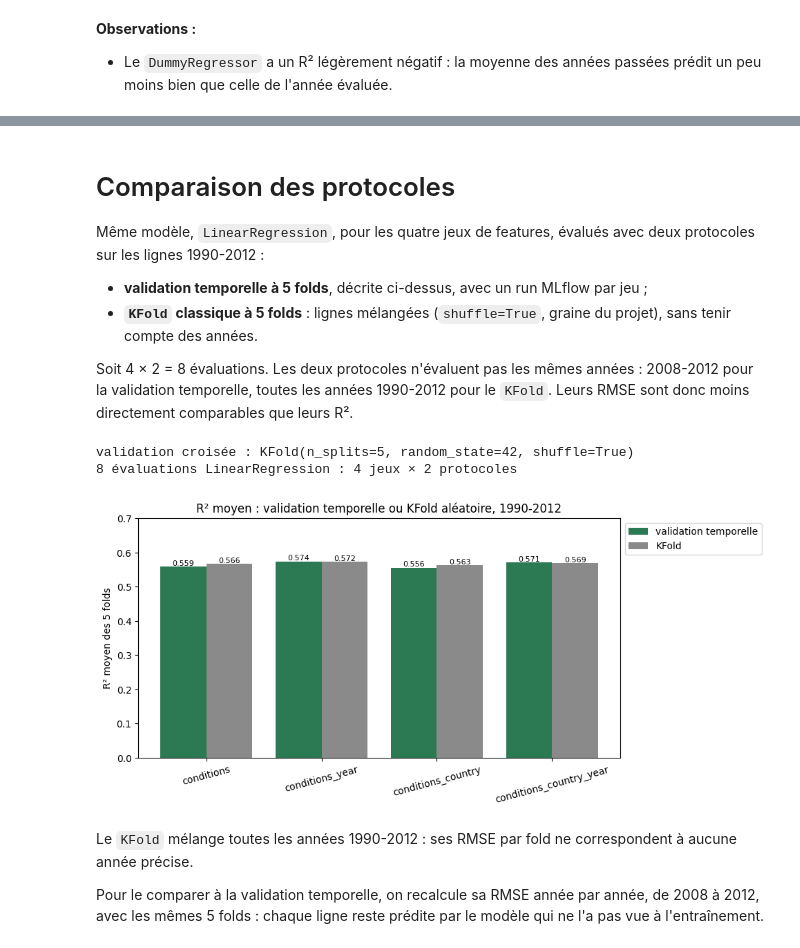
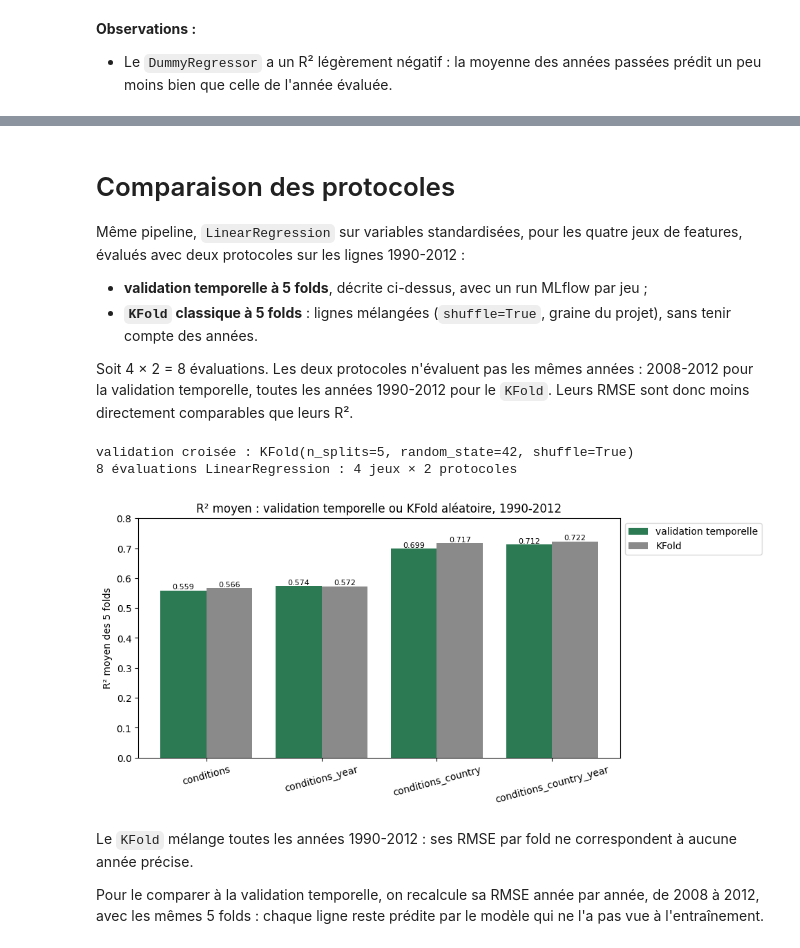
Before and after one commit to justinetct/oc_project12_agritech, a Jupyter notebook: notebooks/12_recommend_training_baseline.ipynb, the cells around one changed output, grey strips where cells are left out. Drawn from its saved outputs; the diff is of its cells as text; code cells hidden in the pictures.

Commit message:
Fix recommend linear regression scaling

```diff
--- a/notebooks/12_recommend_training_baseline.ipynb
+++ b/notebooks/12_recommend_training_baseline.ipynb
@@ -240,0 +252,25 @@ DummyRegressor : RMSE 8.5025 ± 0.1547 t/ha | MAE 5.9072 ± 0.0921 t/ha | R² -0
+# %%
+# rang utilisé par la régression (rank_), sans puis avec standardisation, comparé au rang de la matrice
+controle = []
+for jeu, variables in RECOMMEND_FEATURE_SETS.items():
+    categorielles, numeriques = feature_types(variables, RECOMMEND_CATEGORICAL, RECOMMEND_NUMERIC)
+    for numero, (apprentissage, _) in enumerate(cv, start=1):
+        X_fold, y_fold = X_train.iloc[apprentissage], y_train.iloc[apprentissage]
+        brut = build_pipeline(LinearRegression(), categorielles, numeriques).fit(X_fold, y_fold)
+        standardise = build_pipeline(LinearRegression(), categorielles, numeriques, scale_numeric=True)
+        standardise.fit(X_fold, y_fold)
+
+        # rang de la matrice standardisée puis centrée, calculé par NumPy : référence indépendante du modèle
+        matrice = standardise[:-1].transform(X_fold)
+        rang = np.linalg.matrix_rank(matrice - matrice.mean(axis=0))
+        assert standardise[-1].rank_ == rang  # vérifié sur les 5 folds
+
+        if numero == 1:  # tableau : premier fold
+            controle.append({
+                "feature_set": jeu,
+                "colonnes": matrice.shape[1],
+                "rang de la matrice": rang,
+                "rank_ sans standardisation": brut[-1].rank_,
+                "rank_ avec standardisation": standardise[-1].rank_,
+            })
+pd.DataFrame(controle).set_index("feature_set")
@@ -241,8 +291,8 @@ DummyRegressor : RMSE 8.5025 ± 0.1547 t/ha | MAE 5.9072 ± 0.0921 t/ha | R² -0
 # %% [markdown]
 # Comparaison des protocoles
 
-Même modèle, `LinearRegression`, pour les quatre jeux de features, évalués avec deux protocoles sur les lignes
-1990-2012 :
+Même pipeline, `LinearRegression` sur variables standardisées, pour les quatre jeux de features, évalués avec deux
+protocoles sur les lignes 1990-2012 :
 
 - **validation temporelle à 5 folds**, décrite ci-dessus, avec un run MLflow par jeu ;
 - **`KFold` classique à 5 folds** : lignes mélangées (`shuffle=True`, graine du projet), sans tenir compte des années.
@@ -259,13 +309,15 @@ for jeu, variables in RECOMMEND_FEATURE_SETS.items():
     # validation temporelle : le run MLflow est enregistré pendant l'évaluation
     run = RunInfo(f"linear_regression_{jeu}_cv", jeu, TAGS, PARAMS_PROTOCOLE)
     folds, _ = run_experiment(
-        LinearRegression(), X_train, y_train, cv, categorielles, numeriques, run=run, verbose=False
+        LinearRegression(), X_train, y_train, cv, categorielles, numeriques, run=run, verbose=False,
+        scale_numeric=True,
     )
     scores.append(folds.set_axis(RECOMMEND_VALIDATION_YEARS).assign(feature_set=jeu, validation="temporelle"))
 
     # KFold classique : même modèle, mêmes variables, sans run MLflow
     folds, _ = run_experiment(
-        LinearRegression(), X_train, y_train, cv_kfold, categorielles, numeriques, verbose=False
+        LinearRegression(), X_train, y_train, cv_kfold, categorielles, numeriques, verbose=False,
+        scale_numeric=True,
     )
     scores.append(folds.assign(feature_set=jeu, validation="KFold"))
 
@@ -282,23 +334,23 @@ validation croisée : KFold(n_splits=5, random_state=42, shuffle=True)
 # %%
 # R² moyen des 5 folds, par jeu et par protocole
 r2_moyen = recapitulatif.pivot(index="feature_set", columns="validation", values="R²").loc[list(RECOMMEND_FEATURE_SETS)]
 
 positions = np.arange(len(r2_moyen))
 figure, axe = plt.subplots(figsize=(9, 4.5))
 for decalage, protocole, couleur, libelle in [
     (-0.2, "temporelle", COULEUR_VALIDATION, "validation temporelle"),
     (0.2, "KFold", "#8a8a8a", "KFold"),
 ]:
     barres = axe.bar(positions + decalage, r2_moyen[protocole], width=0.4, color=couleur, label=libelle)
     axe.bar_label(barres, fmt="%.3f", fontsize=8)
 axe.set_xticks(positions, r2_moyen.index, rotation=15)
-axe.set_ylim(0, 0.7)
+axe.set_ylim(0, 0.8)
 axe.set_ylabel("R² moyen des 5 folds")
 axe.set_title("R² moyen : validation temporelle ou KFold aléatoire, 1990-2012")
 axe.legend(loc="upper left", bbox_to_anchor=(1, 1))
 plt.show()
 # %% [output]
-[figure, old version]
+[figure, new version]
 # %% [markdown]
 Le `KFold` mélange toutes les années 1990-2012 : ses RMSE par fold ne correspondent à aucune année précise.
 
```
Also changed, not shown: parts of 10 cells of this notebook, 2 other files.
